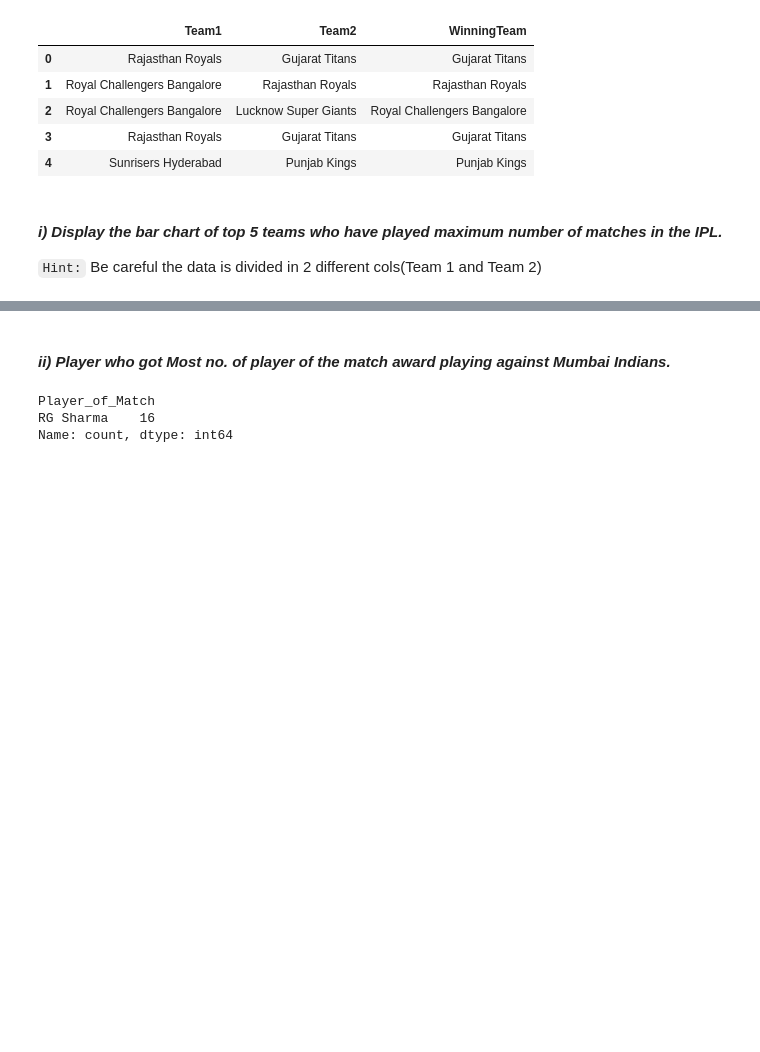
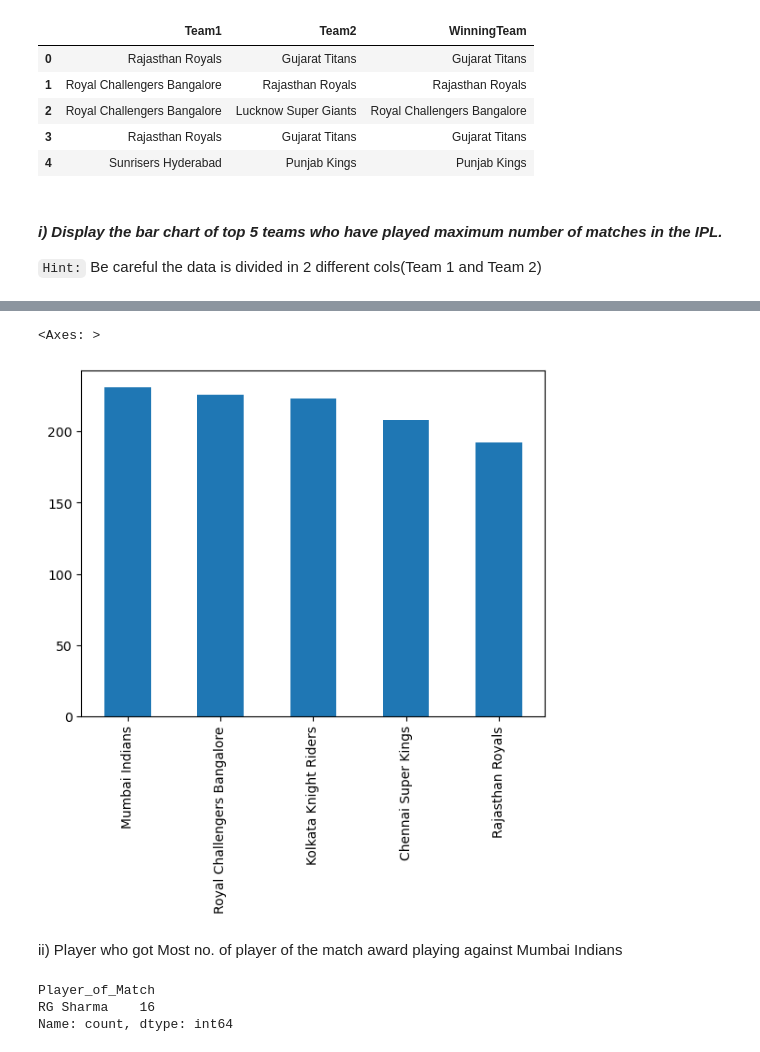
Before and after one commit to Sugam-Khatiwada/Smart-data, a Jupyter notebook: Task_02_Pandas.ipynb, the cells around one changed output, grey strips where cells are left out. Drawn from its saved outputs; the diff is of its cells as text; code cells hidden in the pictures; blank space fills up the shorter version.

```diff
--- a/Task_02_Pandas.ipynb
+++ b/Task_02_Pandas.ipynb
@@ -202,9 +202,8 @@ ipl[['Team1', 'Team2', 'WinningTeam']].head()
 #### *i) Display the bar chart of top 5 teams who have played maximum number of matches in the IPL.*
 `Hint:` Be careful the data is divided in 2 different cols(Team 1 and Team 2)
 # %%
-top_teams = pd.concat([ipl['Team1'], ipl['Team2']]).value_counts().head(5)
-top_teams_df = top_teams.rename('Matches_Played').to_frame()
-scale = 40 / top_teams_df['Matches_Played'].max()
-top_teams_df['Bar'] = top_teams_df['Matches_Played'].apply(lambda x: '#' * int(np.ceil(x * scale)))
-top_teams_df
+games_played_as_team1 = ipl['Team1'].value_counts()
+games_played_as_team2 = ipl['Team2'].value_counts()
+total_games_played = games_played_as_team1 + games_played_as_team2
+total_games_played
 # %% [output]
@@ -217,5 +229,10 @@ top_teams_df
-# %% [markdown]
-#### *ii) Player who got Most no. of player of the match award playing against Mumbai Indians.*
+# %%
+total_games_played.sort_values(ascending = False)[:5].plot(kind = 'bar')
+# %% [output]
+<Axes: >
+[figure, added]
+# %% [markdown]
+ii) Player who got Most no. of player of the match award playing against Mumbai Indians
 # %%
 vs_mi = ipl[(ipl['Team1'] == 'Mumbai Indians') | (ipl['Team2'] == 'Mumbai Indians')]
 vs_mi['Player_of_Match'].value_counts().head(1)
```
Also changed, not shown: parts of 2 cells of this notebook.
